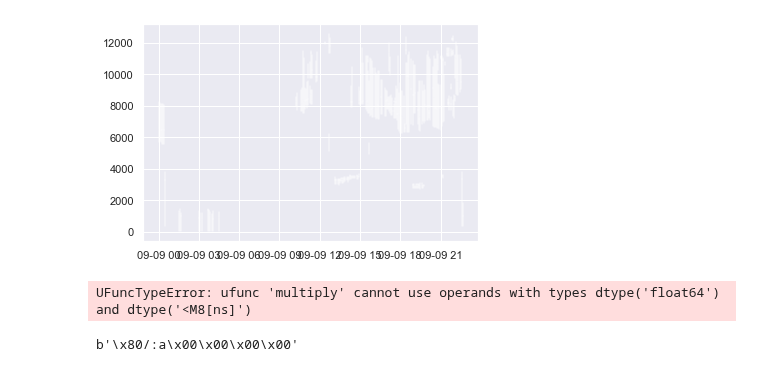
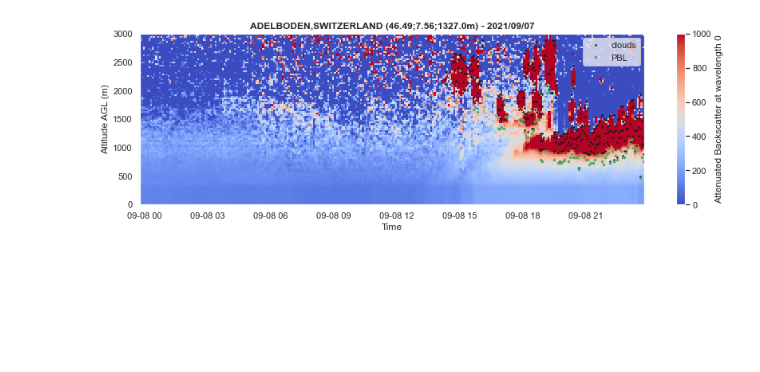
Before and after one commit to AugustinMortier/a-profiles, a Jupyter notebook: dev.ipynb, the cells around one changed output. Cells and saved outputs as stored; diff of their text form; code cells hidden in the pictures; blank space fills up the shorter version.

```diff
--- a/dev.ipynb
+++ b/dev.ipynb
@@ -48,12 +25,4 @@ def _plot_clouds(da):
-# %%
-_plot_clouds(profiles.data)
-# %% [output]
-[figure, removed]
-# %%
-np.ones(10)*profiles.data.time.data[0]
-# %% [output]
-UFuncTypeError: ufunc 'multiply' cannot use operands with types dtype('float64') and dtype('<M8[ns]')
-# %%
-requested_datetime.tobytes()
-# %% [output]
-b'\x80/:a\x00\x00\x00\x00'
+# %%
+profiles.plot(vmin=0, vmax=1000, zmax=3000, show_clouds=True, show_pbl=True)
+# %% [output]
+[figure, added]
```
Also changed, not shown: parts of 11 cells of this notebook, 14 other files.
